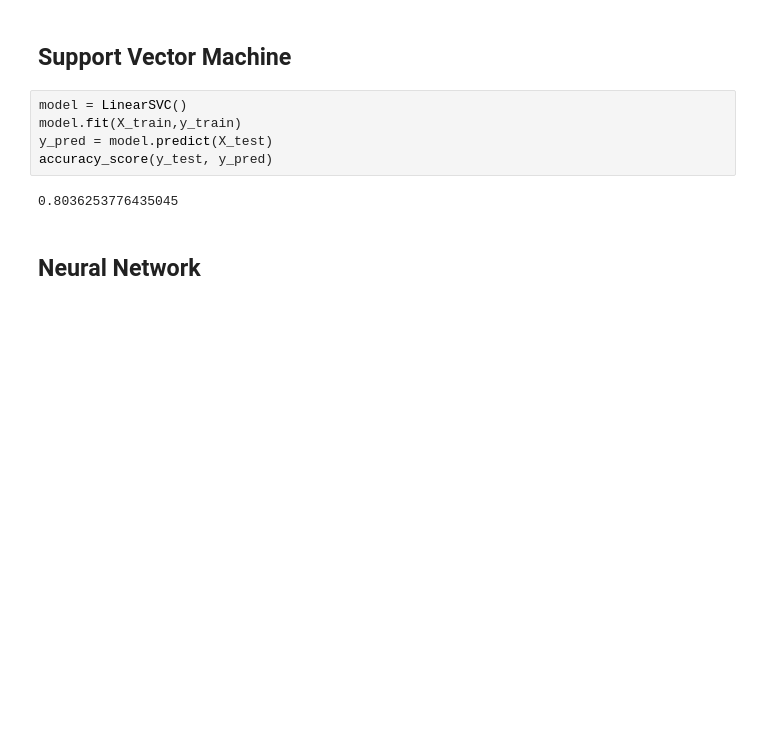
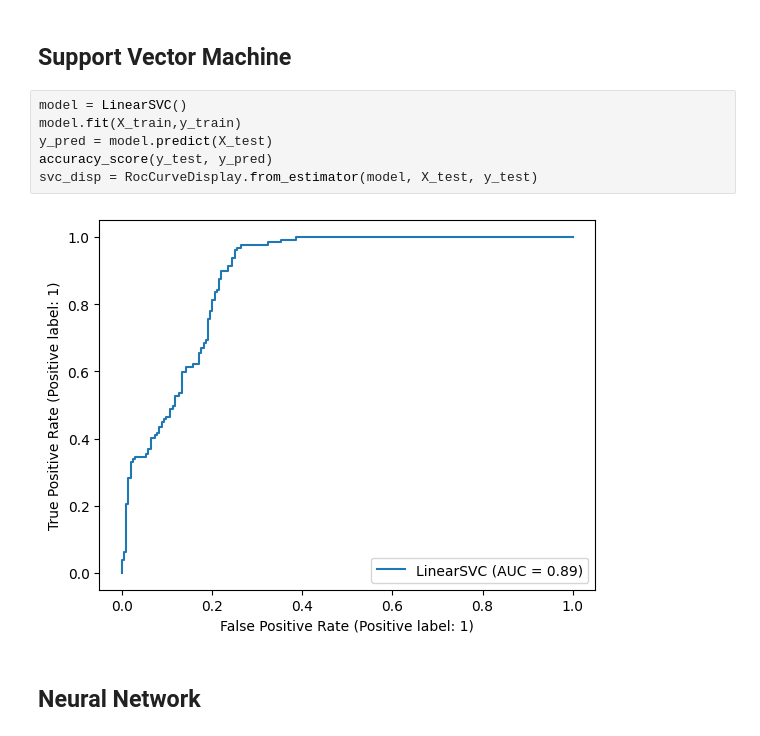
Before and after one commit to max-barker/comp5013-project, a Jupyter notebook: workbook.ipynb, the cells around one changed output. Cells and saved outputs as stored; diff of their text form; blank space fills up the shorter version.

```diff
--- a/workbook.ipynb
+++ b/workbook.ipynb
@@ -270,10 +273,11 @@ accuracy_score(y_test, y_pred)
 # %%
 model = LinearSVC()
 model.fit(X_train,y_train)
 y_pred = model.predict(X_test)
 accuracy_score(y_test, y_pred)
+svc_disp = RocCurveDisplay.from_estimator(model, X_test, y_test)
 # %% [output]
-0.8036253776435045
+[figure, added]
 # %% [markdown]
 ## Neural Network
 # %%
```
Also changed, not shown: parts of 7 cells of this notebook.
